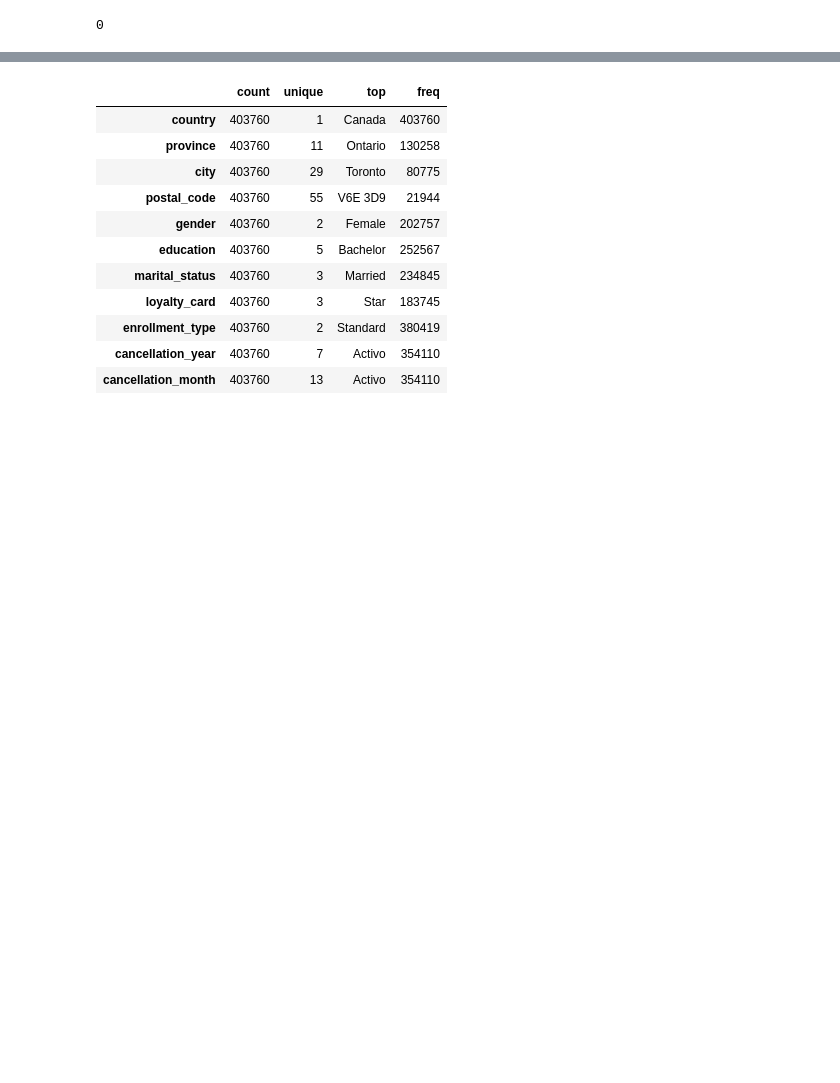
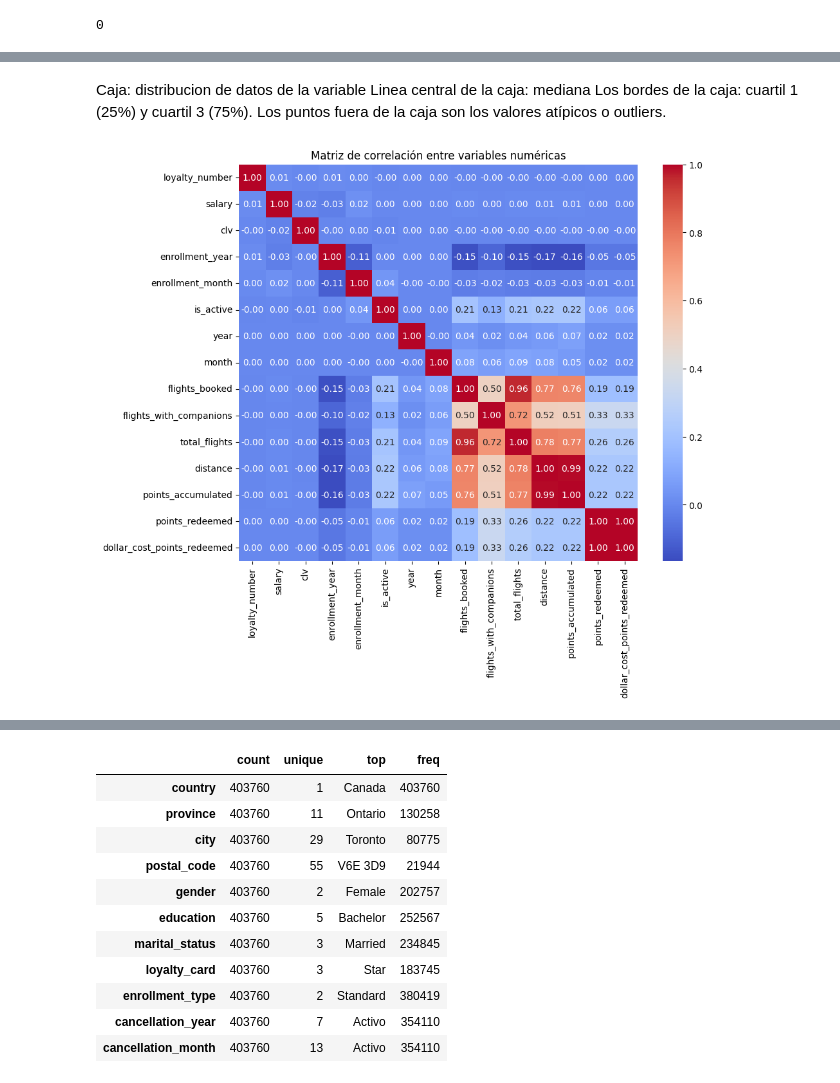
Before and after one commit to Adalab/bda-modulo-3-evaluacion-final-sanchocotanda, a Jupyter notebook: ejercicio_fase_2.ipynb, the cells around one changed output, grey strips where cells are left out. Drawn from its saved outputs; the diff is of its cells as text; code cells hidden in the pictures; blank space fills up the shorter version.

```diff
--- a/ejercicio_fase_2.ipynb
+++ b/ejercicio_fase_2.ipynb
@@ -144,0 +172,16 @@ Name: clv, dtype: float64
+# %% [markdown]
+Caja: distribucion de datos de la variable
+Linea central de la caja: mediana
+Los bordes de la caja: cuartil 1 (25%) y cuartil 3 (75%).
+Los puntos fuera de la caja son los valores atípicos o outliers.
+# %%
+# Matriz de correlación
+matriz_de_correlacion = df_unido[num_cols].corr()
+
+# Visualización con mapa de calor
+plt.figure(figsize=(10,8))
+sns.heatmap(matriz_de_correlacion, annot=True, cmap='coolwarm', fmt=".2f")
+plt.title("Matriz de correlación entre variables numéricas")
+plt.show()
+# %% [output]
+[figure, added]
```
Also changed, not shown: parts of 39 cells of this notebook, 3 other files.
